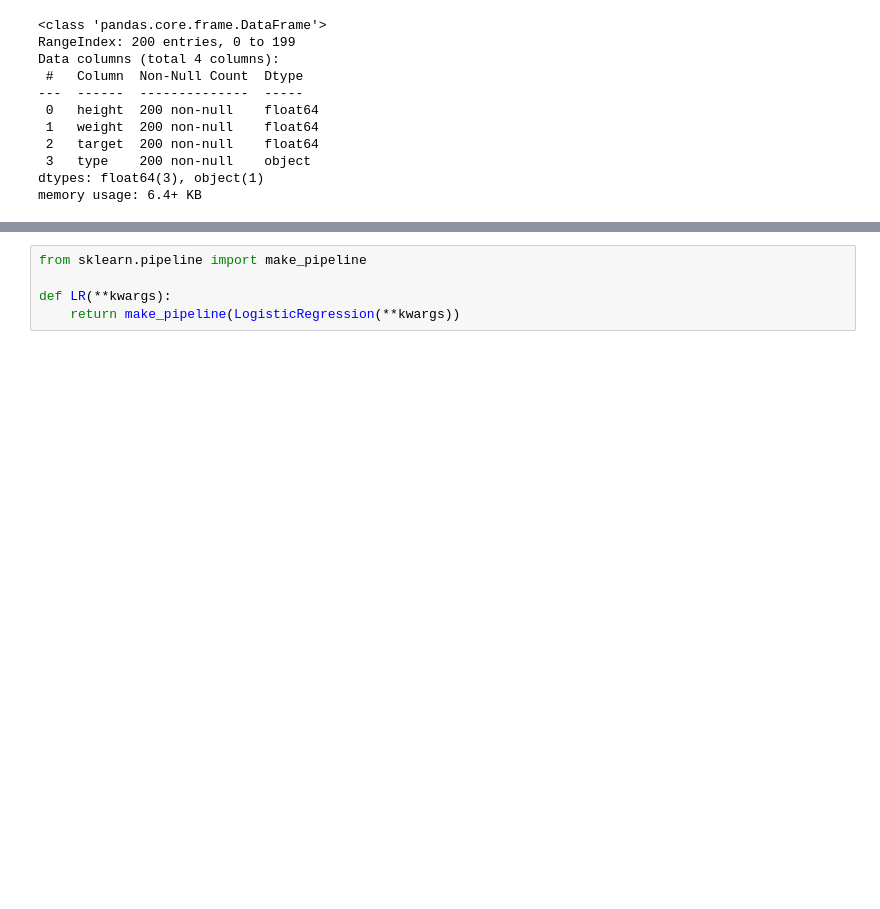
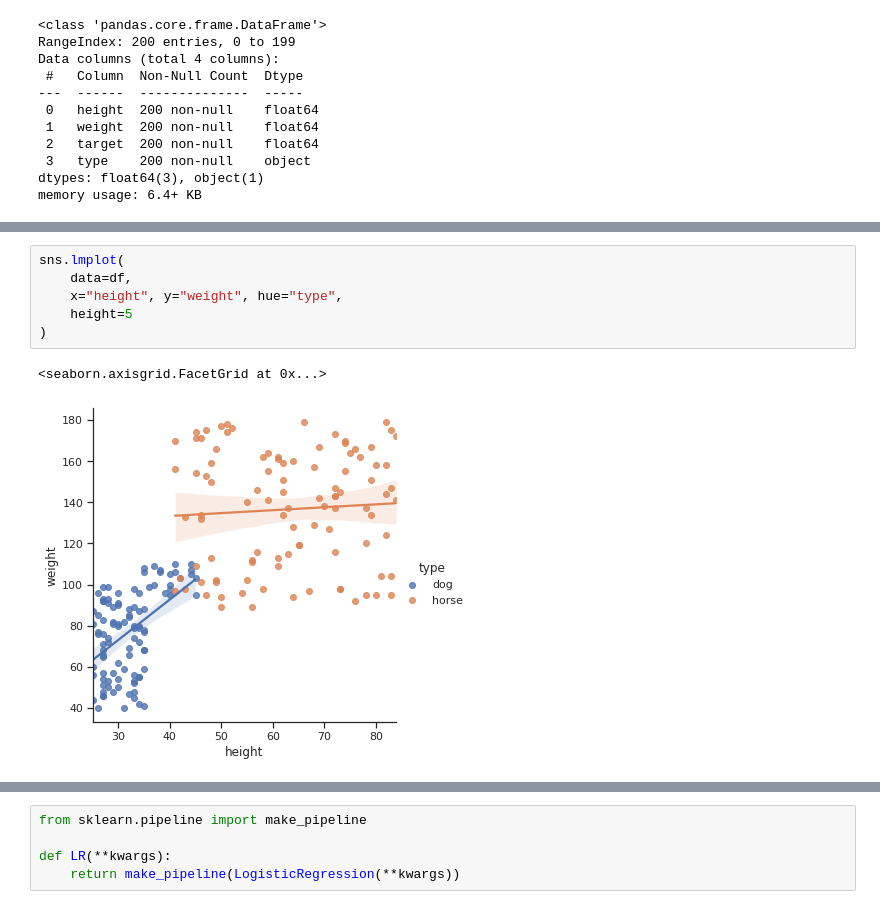
Before and after one commit to helah20/Machine_learning, a Jupyter notebook: 02_assignment.ipynb, the cells around one changed output, grey strips where cells are left out. Saved outputs shown, nothing was run; the diff lists cells and outputs as text; blank space fills up the shorter version.

```diff
--- a/02_assignment.ipynb
+++ b/02_assignment.ipynb
@@ -186,0 +129,9 @@ Note: You can find the possible parameters to adjust in the [LogisticRegression
+# %%
+sns.lmplot(
+    data=df,
+    x="height", y="weight", hue="type",
+    height=5
+)
+# %% [output]
+<seaborn.axisgrid.FacetGrid at 0x...>
+[figure, added]
```
Also changed, not shown: parts of 93 cells of this notebook.
